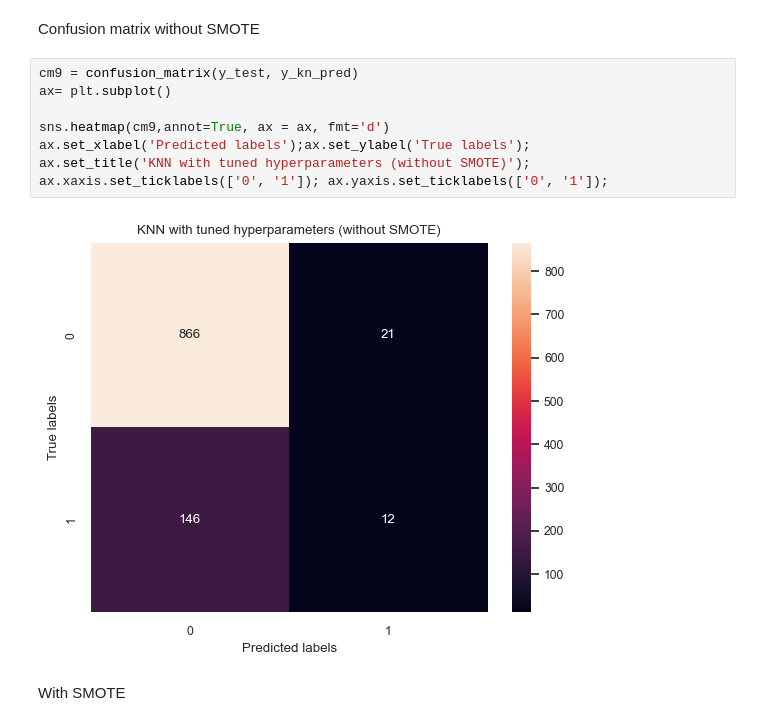
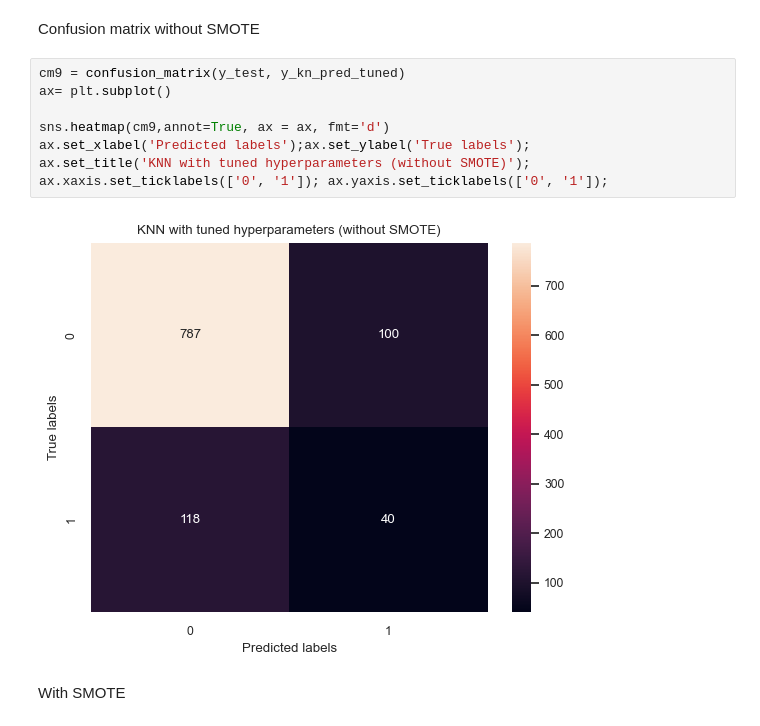
Before and after one commit to heddaenger/Bigdatamanagement, a Jupyter notebook: CHD Exam Project.ipynb, the cells around one changed output. Drawn from its saved outputs; the diff is of its cells as text.

```diff
--- a/CHD Exam Project.ipynb
+++ b/CHD Exam Project.ipynb
@@ -1220,15 +1220,15 @@ weighted avg       0.78      0.79      0.79      1045
 # %% [markdown]
 Confusion matrix without SMOTE
 # %%
-cm9 = confusion_matrix(y_test, y_kn_pred)
+cm9 = confusion_matrix(y_test, y_kn_pred_tuned)
 ax= plt.subplot()
 
 sns.heatmap(cm9,annot=True, ax = ax, fmt='d')
 ax.set_xlabel('Predicted labels');ax.set_ylabel('True labels');
 ax.set_title('KNN with tuned hyperparameters (without SMOTE)');
 ax.xaxis.set_ticklabels(['0', '1']); ax.yaxis.set_ticklabels(['0', '1']);
 # %% [output]
-[figure, old version]
+[figure, new version]
 # %% [markdown]
 With SMOTE
 # %%
```
Also changed, not shown: parts of 4 cells of this notebook.
